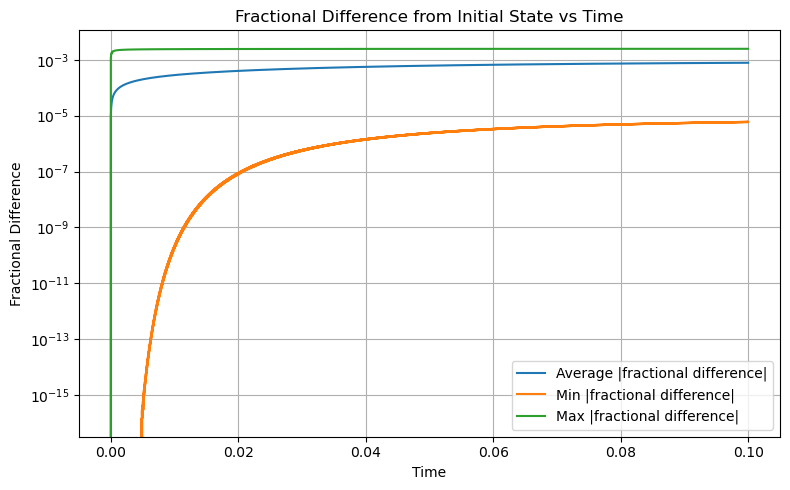
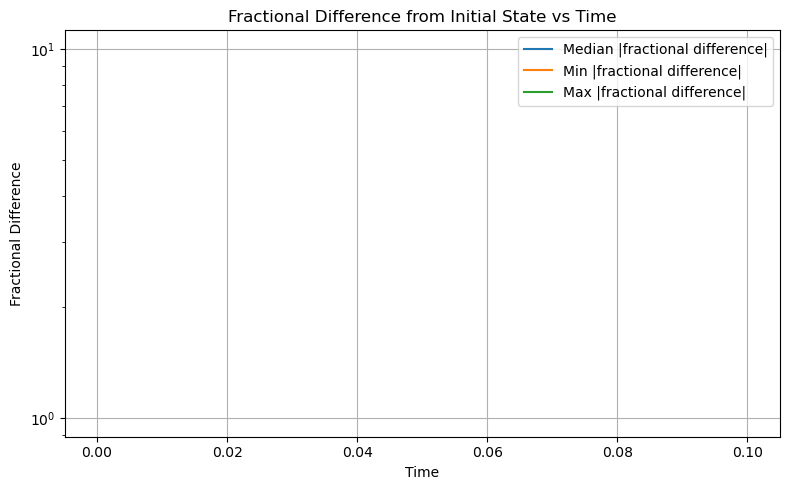
The notebook cell's code change between the first figure and the second:
--- before
+++ after
@@ -10,7 +10,7 @@
 # Plot median, min, and max fractional differences vs time
 plt.figure(figsize=(8, 5))
-plt.plot(times, median_fractional_diff, label='Median |fractional difference|', marker='o')
-plt.plot(times, min_fractional_diff, label='Min |fractional difference|', marker='^')
-plt.plot(times, max_fractional_diff, label='Max |fractional difference|', marker='s')
+plt.plot(times, median_fractional_diff, label='Median |fractional difference|')
+plt.plot(times, min_fractional_diff, label='Min |fractional difference|')
+plt.plot(times, max_fractional_diff, label='Max |fractional difference|')
 plt.xlabel('Time')
 plt.ylabel('Fractional Difference')

Commit: Fix boundary gradient calculations in FVM discretization